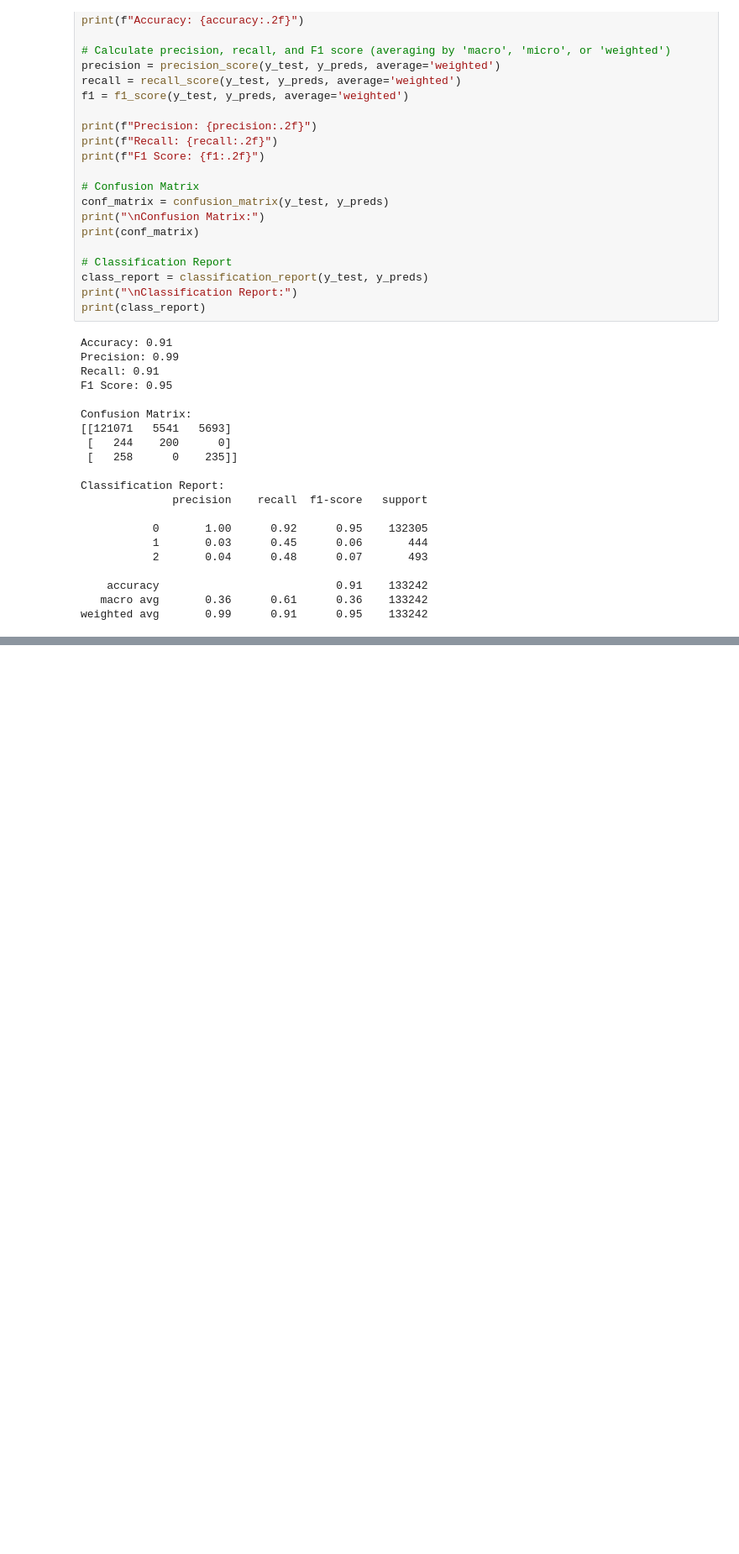
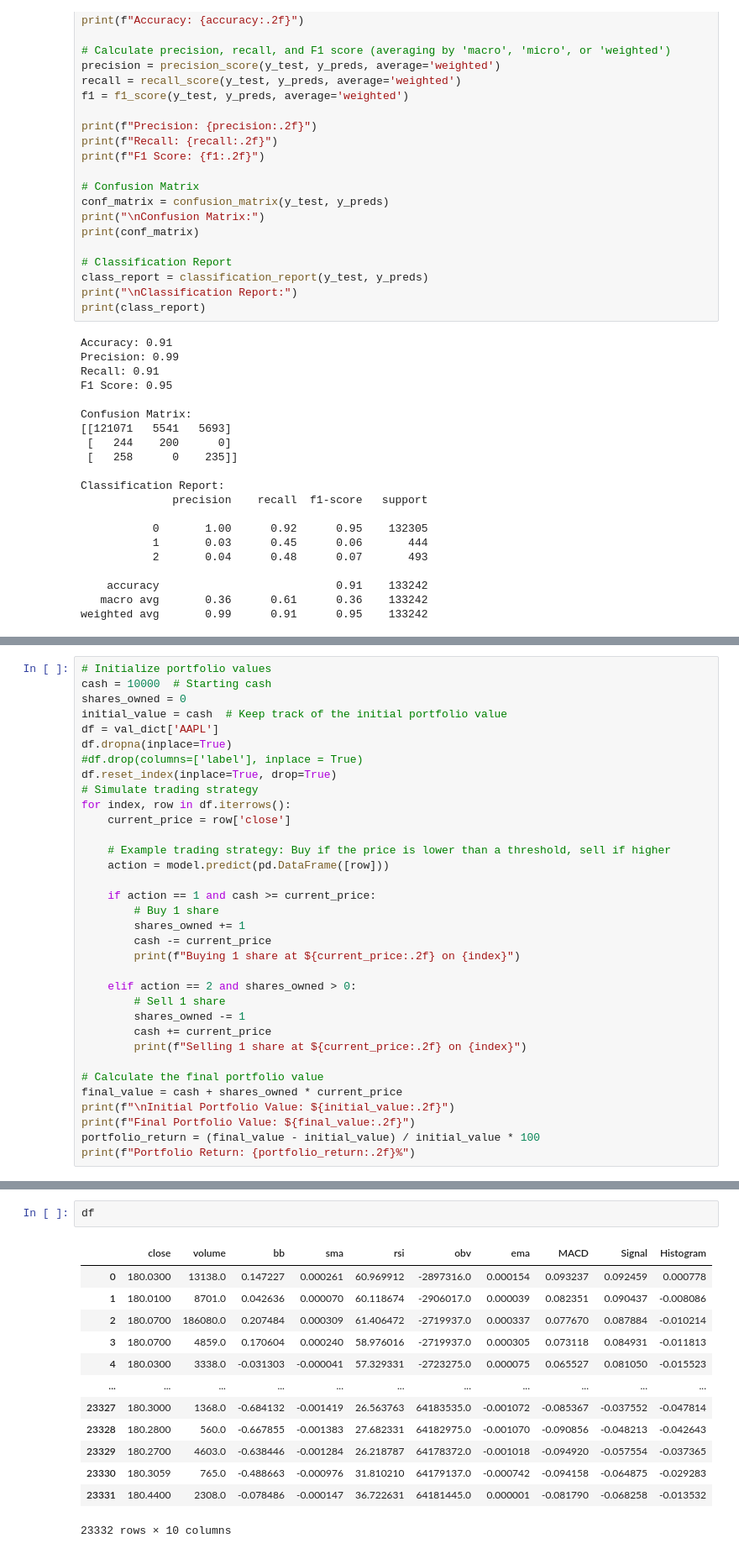
Before and after one commit to avillasmil/algo-trader, a Jupyter notebook: sandbox.ipynb, the cells around one changed output, grey strips where cells are left out. Shown: that part at 84% size. Drawn from its saved outputs; the diff is of its cells as text; blank space fills up the shorter version.

```diff
--- a/sandbox.ipynb
+++ b/sandbox.ipynb
@@ -384,0 +411,34 @@ weighted avg       0.99      0.91      0.95    133242
+# %%
+# Initialize portfolio values
+cash = 10000  # Starting cash
+shares_owned = 0
+initial_value = cash  # Keep track of the initial portfolio value
+df = val_dict['AAPL']
+df.dropna(inplace=True)
+#df.drop(columns=['label'], inplace = True)
+df.reset_index(inplace=True, drop=True)
+# Simulate trading strategy
+for index, row in df.iterrows():
+    current_price = row['close']
+
+    # Example trading strategy: Buy if the price is lower than a threshold, sell if higher
+    action = model.predict(pd.DataFrame([row]))
+
+    if action == 1 and cash >= current_price:
+        # Buy 1 share
+        shares_owned += 1
+        cash -= current_price
+        print(f"Buying 1 share at ${current_price:.2f} on {index}")
+
+    elif action == 2 and shares_owned > 0:
+        # Sell 1 share
+        shares_owned -= 1
+        cash += current_price
+        print(f"Selling 1 share at ${current_price:.2f} on {index}")
+
+# Calculate the final portfolio value
+final_value = cash + shares_owned * current_price
+print(f"\nInitial Portfolio Value: ${initial_value:.2f}")
+print(f"Final Portfolio Value: ${final_value:.2f}")
+portfolio_return = (final_value - initial_value) / initial_value * 100
+print(f"Portfolio Return: {portfolio_return:.2f}%")
@@ -384,0 +480,16 @@ weighted avg       0.99      0.91      0.95    133242
+# %%
+df
+# %% [output]
+|  | close | volume | bb | sma | rsi | obv | ema | MACD | Signal | Histogram |
+| 0 | 180.0300 | 13138.0 | 0.147227 | 0.000261 | 60.969912 | -2897316.0 | 0.000154 | 0.093237 | 0.092459 | 0.000778 |
+| 1 | 180.0100 | 8701.0 | 0.042636 | 0.000070 | 60.118674 | -2906017.0 | 0.000039 | 0.082351 | 0.090437 | -0.008086 |
+| 2 | 180.0700 | 186080.0 | 0.207484 | 0.000309 | 61.406472 | -2719937.0 | 0.000337 | 0.077670 | 0.087884 | -0.010214 |
+| 3 | 180.0700 | 4859.0 | 0.170604 | 0.000240 | 58.976016 | -2719937.0 | 0.000305 | 0.073118 | 0.084931 | -0.011813 |
+| 4 | 180.0300 | 3338.0 | -0.031303 | -0.000041 | 57.329331 | -2723275.0 | 0.000075 | 0.065527 | 0.081050 | -0.015523 |
+| ... | ... | ... | ... | ... | ... | ... | ... | ... | ... | ... |
+| 23327 | 180.3000 | 1368.0 | -0.684132 | -0.001419 | 26.563763 | 64183535.0 | -0.001072 | -0.085367 | -0.037552 | -0.047814 |
+| 23328 | 180.2800 | 560.0 | -0.667855 | -0.001383 | 27.682331 | 64182975.0 | -0.001070 | -0.090856 | -0.048213 | -0.042643 |
+| 23329 | 180.2700 | 4603.0 | -0.638446 | -0.001284 | 26.218787 | 64178372.0 | -0.001018 | -0.094920 | -0.057554 | -0.037365 |
+| 23330 | 180.3059 | 765.0 | -0.488663 | -0.000976 | 31.810210 | 64179137.0 | -0.000742 | -0.094158 | -0.064875 | -0.029283 |
+| 23331 | 180.4400 | 2308.0 | -0.078486 | -0.000147 | 36.722631 | 64181445.0 | 0.000001 | -0.081790 | -0.068258 | -0.013532 |
+23332 rows × 10 columns
```
Also changed, not shown: parts of 8 cells of this notebook.
